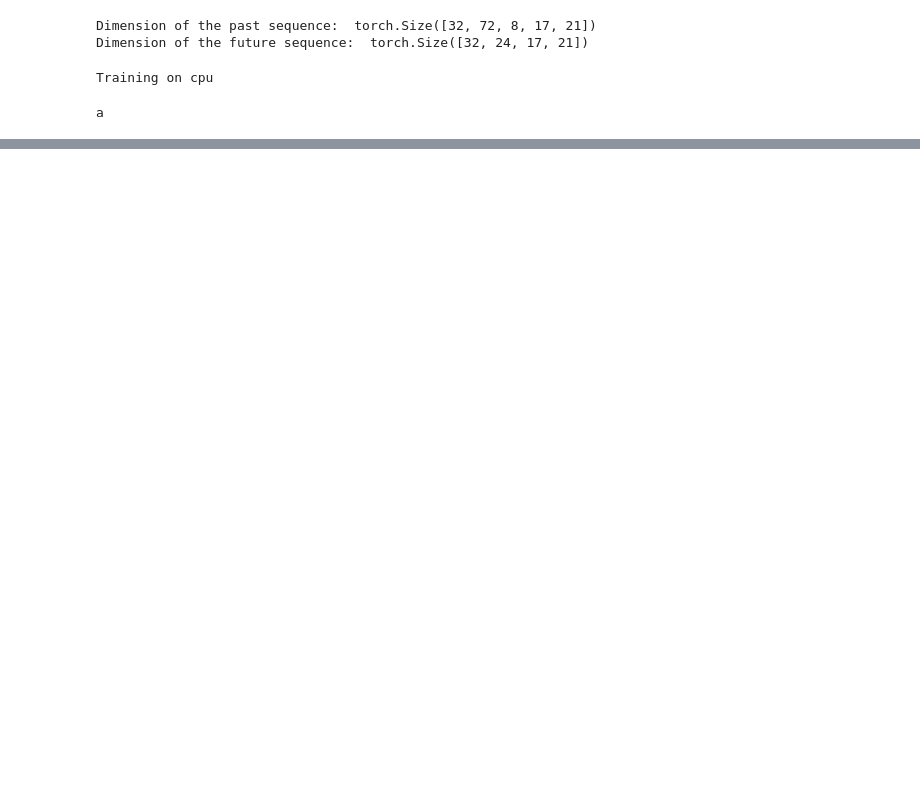
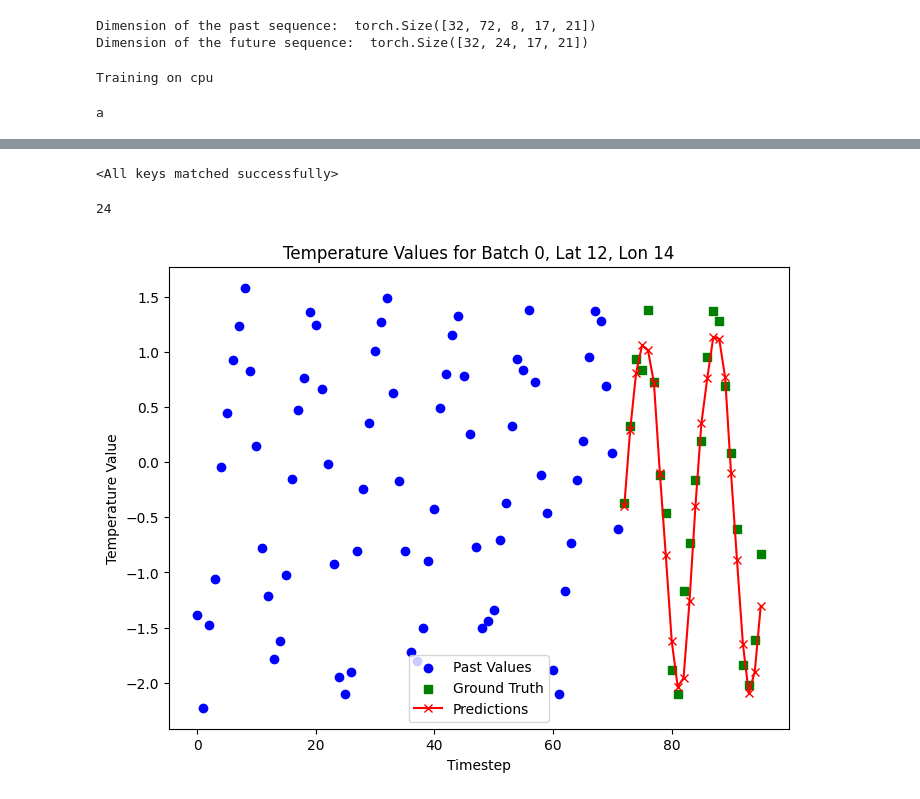
Before and after one commit to Thomas-rnd/Temperature-forecasting, a Jupyter notebook: LSTM_torch.ipynb, the cells around one changed output, grey strips where cells are left out. Cells and saved outputs as stored; diff of their text form; code cells hidden in the pictures; blank space fills up the shorter version.

Commit message:
Adding the ConvLSTM notebook

```diff
--- a/LSTM_torch.ipynb
+++ b/LSTM_torch.ipynb
@@ -295,6 +302,6 @@ def scale(train_array, val_array, test_array):
     val_scaled = val_scaled.reshape(val_shape)
     test_scaled = test_scaled.reshape(test_shape)
 
-    return train_scaled, val_scaled, test_scaled
+    return train_scaled, val_scaled, test_scaled, std_scaler
 
-scaled_train_array, scaled_val_array, scaled_test_array = scale(train_array, val_array, test_array)
+scaled_train_array, scaled_val_array, scaled_test_array, std_scaler = scale(train_array, val_array, test_array)
@@ -620,5 +588,0 @@ tensor([-0.5464, -0.5463, -0.5463, -0.5464, -0.5464, -0.5464, -0.5464, -0.5464,
-# %%
-batch = next(iter(multi_window.train))
-
-predictions = model.predict(batch[0])
-plot_meteorological_data(lat, lon, predictions[0], 0, 0)
@@ -637,0 +591,46 @@ multi_window.plot(model)
+# %%
+model_3 = ConvLSTM(num_features, map_height, map_width, num_future_steps)
+model_3.load_state_dict(torch.load("ConvLSTM_1_6_2.pt"))
+# %% [output]
+<All keys matched successfully>
+# %%
+import torch
+import matplotlib.pyplot as plt
+
+def plot_temperature_values(loader, predictions, input_width, output_width, batch_idx=0, lat_idx=0, lon_idx=0):
+
+    # Extract data for past timesteps
+    past_data = loader[0]
+
+    past_temperatures = past_data[batch_idx, :, -1, lat_idx, lon_idx]
+
+    # Extract ground truth data for future timesteps
+    ground_truth_data = loader[1]
+    ground_truth_temperatures = ground_truth_data[batch_idx, :, lat_idx, lon_idx]
+
+    # Extract prediction data
+    prediction_temperatures = predictions.detach().numpy()[batch_idx, :, lat_idx, lon_idx]
+
+    # Create timesteps for plotting
+    timesteps_past = list(range(input_width))
+    timesteps_future = list(range(input_width, input_width + output_width))
+    print(len(timesteps_future))
+
+    # Create scatter plot
+    plt.scatter(timesteps_past, past_temperatures, c='blue', marker='o', label='Past Values')
+    plt.scatter(timesteps_future, ground_truth_temperatures, c='green', marker='s', label='Ground Truth')
+    plt.plot(timesteps_future, prediction_temperatures, c='red', marker='x', label='Predictions')
+
+    plt.xlabel('Timestep')
+    plt.ylabel('Temperature Value')
+    plt.title(f'Temperature Values for Batch {batch_idx}, Lat {lat_idx}, Lon {lon_idx}')
+    plt.legend()
+    plt.show()
+
+# Usage:
+loader = next(iter(test_loader))
+predictions = model_3(loader[0])
+plot_temperature_values(loader, predictions, input_width, output_width, lat_idx=12, lon_idx=14)
+# %% [output]
+24
+[figure, added]
```
Also changed, not shown: parts of 11 cells of this notebook.
